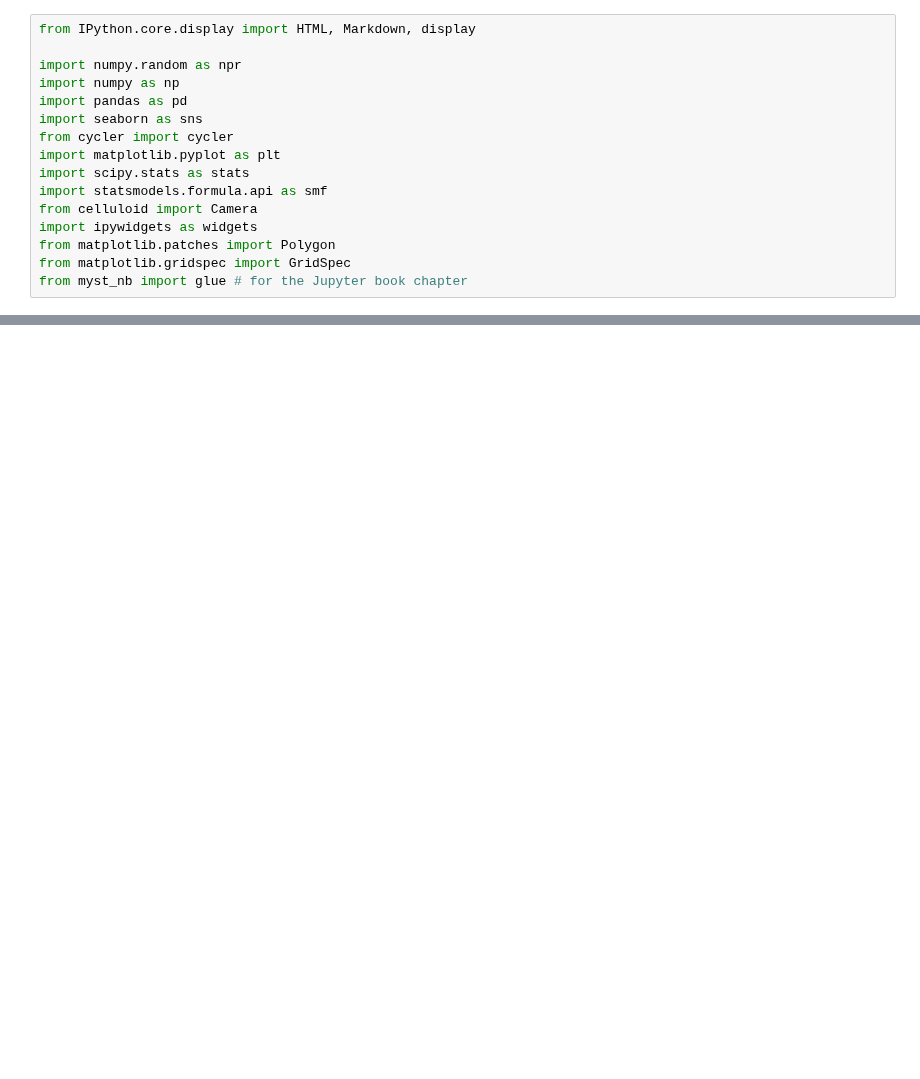
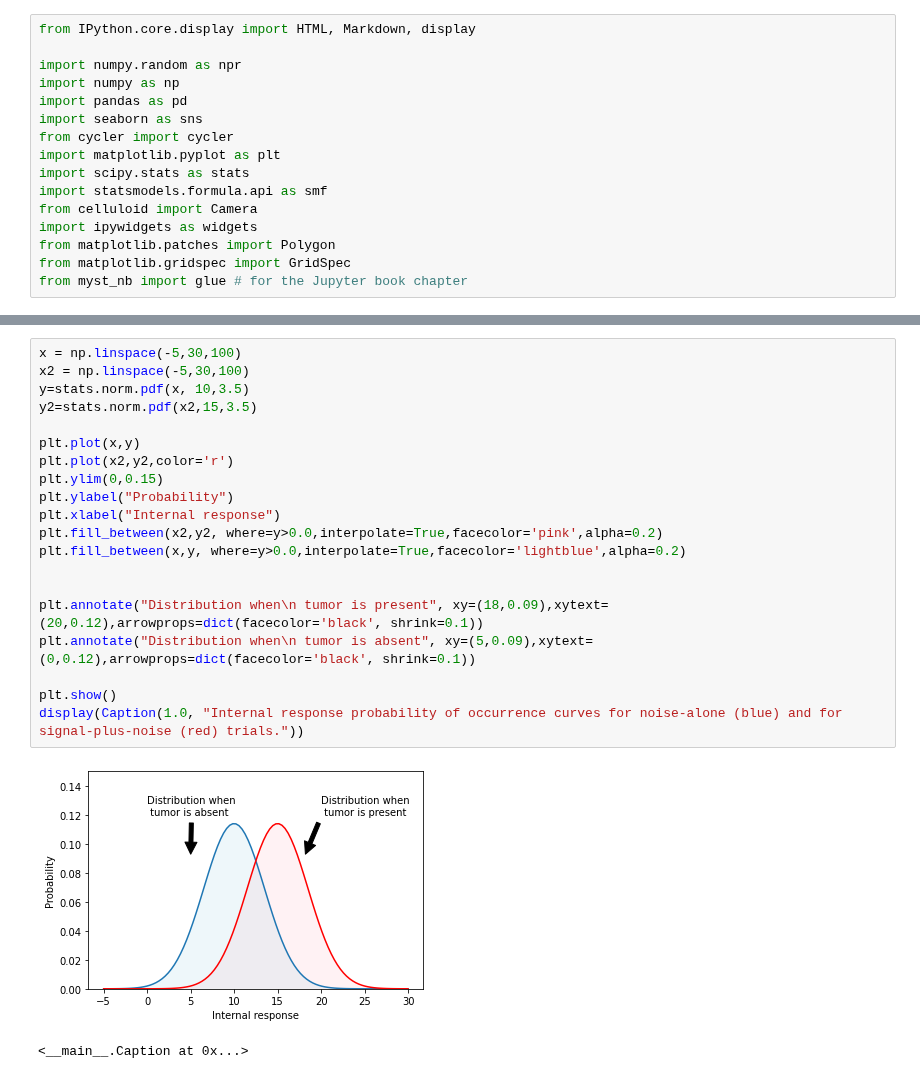
Before and after one commit to gureckis/nyu_lab_in_cognition, a Jupyter notebook: book/chapters/11/00-inferences-from-behavior.ipynb, the cells around one changed output, grey strips where cells are left out. Cells and saved outputs as stored; diff of their text form; blank space fills up the shorter version.

```diff
--- a/book/chapters/11/00-inferences-from-behavior.ipynb
+++ b/book/chapters/11/00-inferences-from-behavior.ipynb
@@ -80,0 +199,23 @@ Examples of a mouse tracking experiment.
+# %%
+x = np.linspace(-5,30,100)
+x2 = np.linspace(-5,30,100)
+y=stats.norm.pdf(x, 10,3.5)
+y2=stats.norm.pdf(x2,15,3.5)
+
+plt.plot(x,y)
+plt.plot(x2,y2,color='r')
+plt.ylim(0,0.15)
+plt.ylabel("Probability")
+plt.xlabel("Internal response")
+plt.fill_between(x2,y2, where=y>0.0,interpolate=True,facecolor='pink',alpha=0.2)
+plt.fill_between(x,y, where=y>0.0,interpolate=True,facecolor='lightblue',alpha=0.2)
+
+
+plt.annotate("Distribution when\n tumor is present", xy=(18,0.09),xytext=(20,0.12),arrowprops=dict(facecolor='black', shrink=0.1))
+plt.annotate("Distribution when\n tumor is absent", xy=(5,0.09),xytext=(0,0.12),arrowprops=dict(facecolor='black', shrink=0.1))
+
+plt.show()
+display(Caption(1.0, "Internal response probability of occurrence curves for noise-alone (blue) and for signal-plus-noise (red) trials."))
+# %% [output]
+[figure, added]
+<__main__.Caption at 0x...>
```
Also changed, not shown: parts of 45 cells of this notebook.
